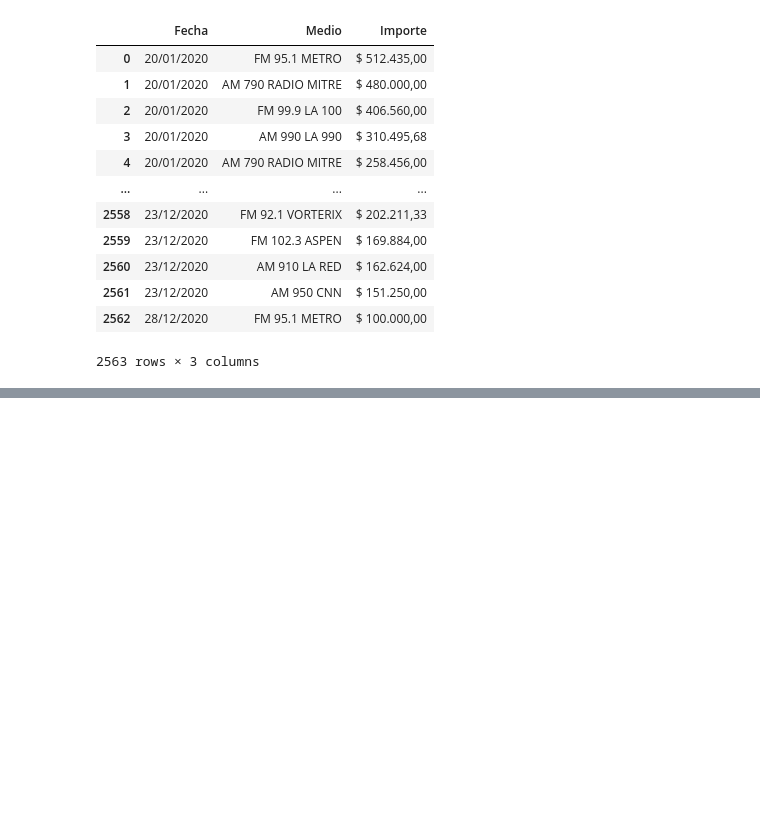
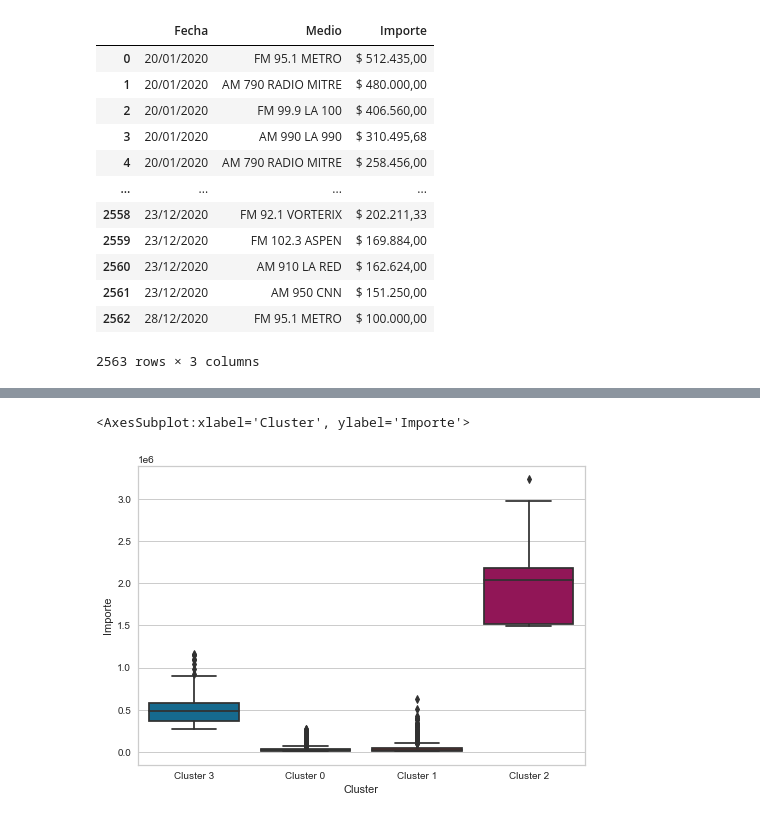
Before and after one commit to FIUBA-Posgrado-Inteligencia-Artificial/aprendizaje_maquina_I, a Jupyter notebook: Clase 6/Clustering/Pauta_pub.ipynb, the cells around one changed output, grey strips where cells are left out. Cells and saved outputs as stored; diff of their text form; code cells hidden in the pictures; blank space fills up the shorter version.

```diff
--- a/Clase 6/Clustering/Pauta_pub.ipynb
+++ b/Clase 6/Clustering/Pauta_pub.ipynb
@@ -42,0 +119,2 @@ df["Num_Medio"] = df["Medio"].apply(lambda x: mapping[x])
+# %%
+kmeans = create_model('kmeans')
@@ -42,0 +134,2 @@ df["Num_Medio"] = df["Medio"].apply(lambda x: mapping[x])
+# %%
+result = assign_model(kmeans)
@@ -42,0 +214,6 @@ df["Num_Medio"] = df["Medio"].apply(lambda x: mapping[x])
+# %%
+# Generete a box plot for each 'Cluster 0','Cluster 1', 'Cluster 2' and 'Cluster 3'
+sns.boxplot(x='Cluster', y='Importe', data=result)
+# %% [output]
+<AxesSubplot:xlabel='Cluster', ylabel='Importe'>
+[figure, added]
```
Also changed, not shown: parts of 34 cells of this notebook.
